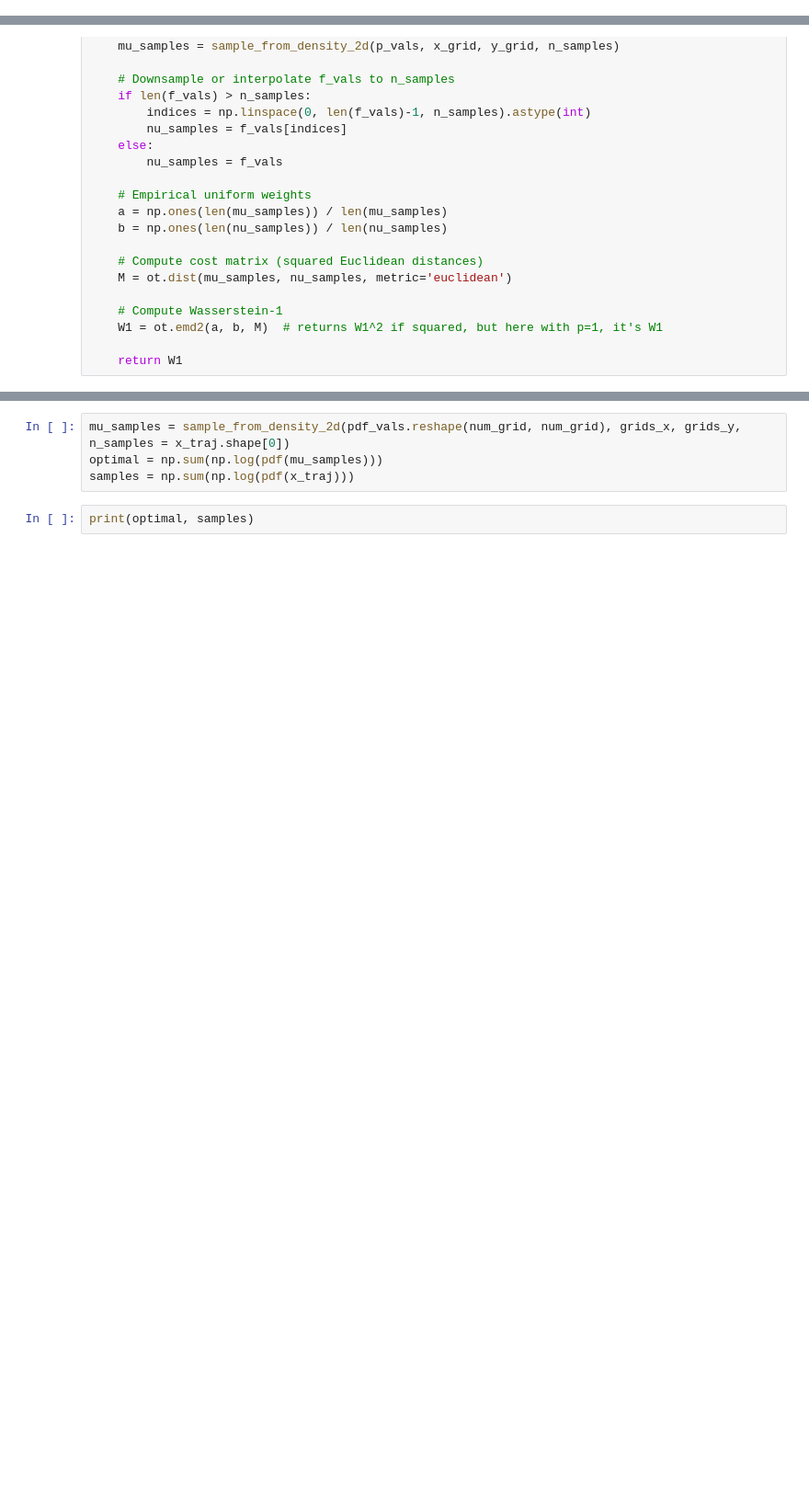
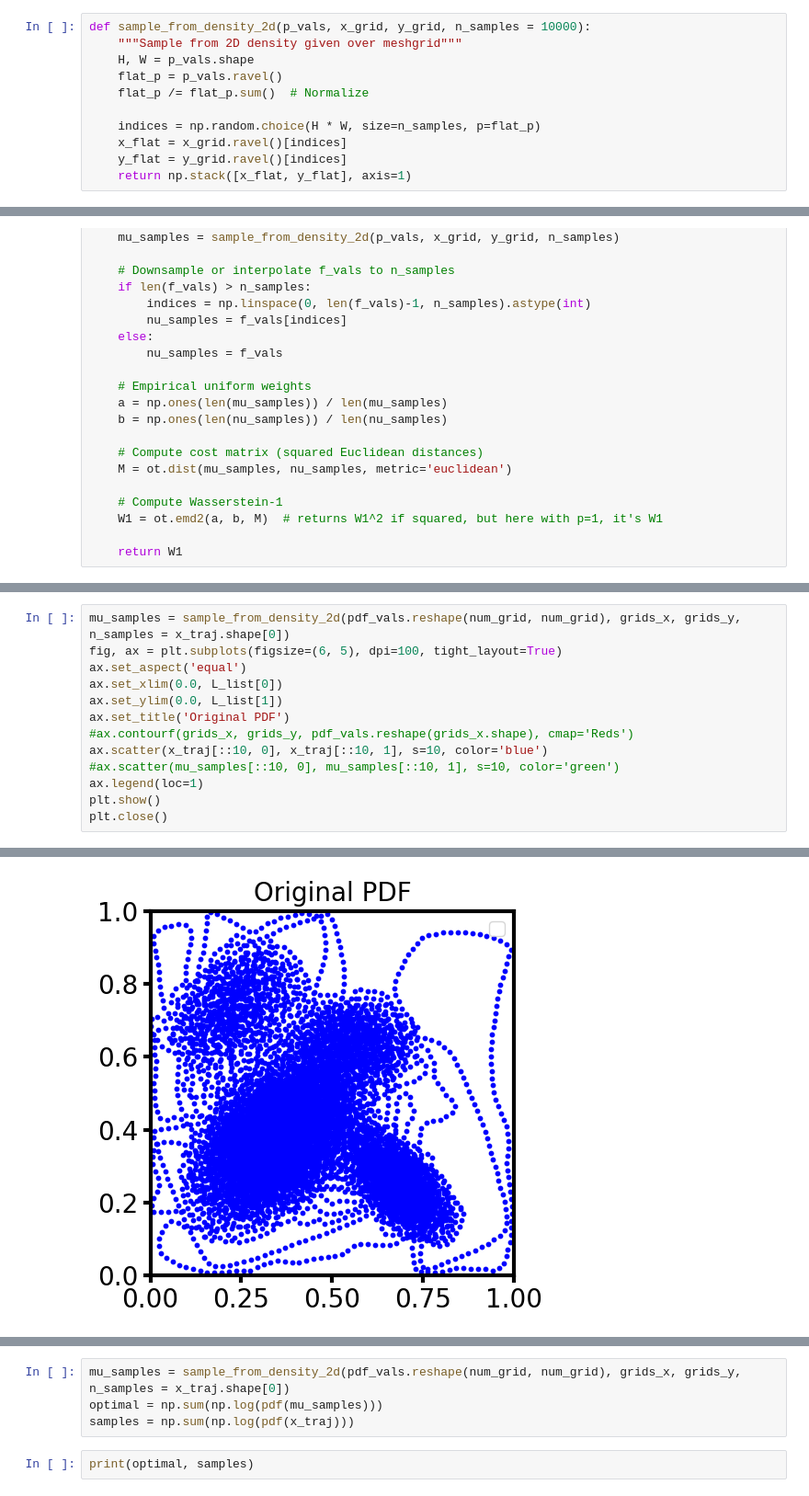
Before and after one commit to Justus-ui/Ergodic_control, a Jupyter notebook: smc_ergodic_different_basis.ipynb, the cells around one changed output, grey strips where cells are left out. Shown: that part at 92% size. Drawn from its saved outputs; the diff is of its cells as text; blank space fills up the shorter version.

```diff
--- a/smc_ergodic_different_basis.ipynb
+++ b/smc_ergodic_different_basis.ipynb
@@ -20,6 +20,17 @@ mpl.rcParams['ytick.labelsize'] = 20
 mpl.rcParams['lines.markersize'] = 5
 mpl.rcParams['lines.linewidth'] = 5
 mpl.rcParams['legend.fontsize'] = 15
+# %%
+def sample_from_density_2d(p_vals, x_grid, y_grid, n_samples = 10000):
+    """Sample from 2D density given over meshgrid"""
+    H, W = p_vals.shape
+    flat_p = p_vals.ravel()
+    flat_p /= flat_p.sum()  # Normalize
+
+    indices = np.random.choice(H * W, size=n_samples, p=flat_p)
+    x_flat = x_grid.ravel()[indices]
+    y_flat = y_grid.ravel()[indices]
+    return np.stack([x_flat, y_flat], axis=1)
 # %%
 # Define the target distribution
 mean1 = np.array([0.35, 0.38])
@@ -408,0 +526,14 @@ Wasserstein-1 distance: 0.6000 Step: 10000
+# %%
+mu_samples = sample_from_density_2d(pdf_vals.reshape(num_grid, num_grid), grids_x, grids_y, n_samples = x_traj.shape[0])
+fig, ax = plt.subplots(figsize=(6, 5), dpi=100, tight_layout=True)
+ax.set_aspect('equal')
+ax.set_xlim(0.0, L_list[0])
+ax.set_ylim(0.0, L_list[1])
+ax.set_title('Original PDF')
+#ax.contourf(grids_x, grids_y, pdf_vals.reshape(grids_x.shape), cmap='Reds')
+ax.scatter(x_traj[::10, 0], x_traj[::10, 1], s=10, color='blue')
+#ax.scatter(mu_samples[::10, 0], mu_samples[::10, 1], s=10, color='green')
+ax.legend(loc=1)
+plt.show()
+plt.close()
+# %% [output]
@@ -408,0 +541 @@ Wasserstein-1 distance: 0.6000 Step: 10000
+[figure, added]
```
Also changed, not shown: parts of 11 cells of this notebook, 2 other files.
